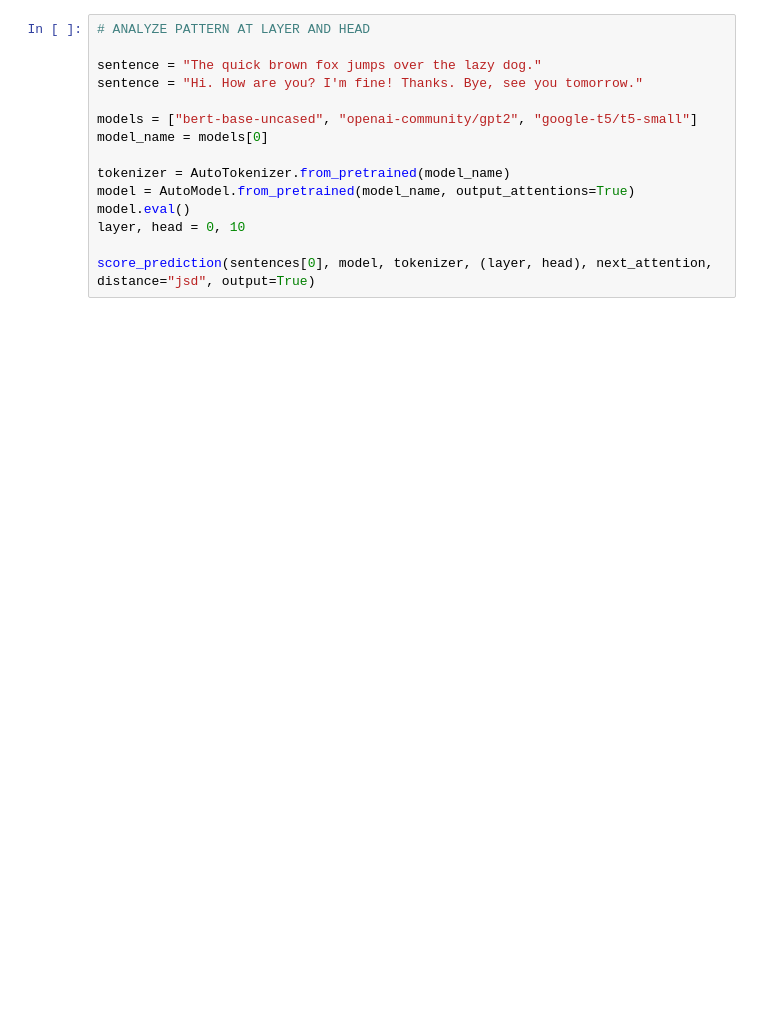
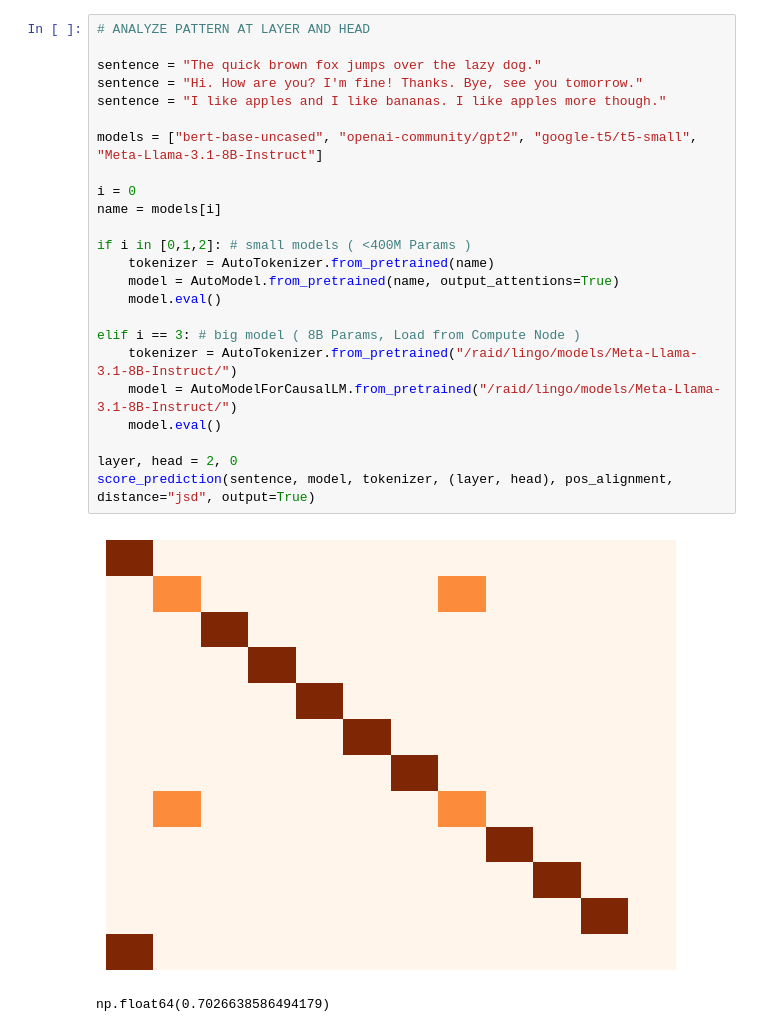
Before and after one commit to AmiriHayes/LLM-Interpretability, a Jupyter notebook: interpetability.ipynb, the cells around one changed output. Cells and saved outputs as stored; diff of their text form; blank space fills up the shorter version.

```diff
--- a/interpetability.ipynb
+++ b/interpetability.ipynb
@@ -191,18 +264,30 @@ print(sentences[20:30])
 # %%
 # ANALYZE PATTERN AT LAYER AND HEAD
 
 sentence = "The quick brown fox jumps over the lazy dog."
 sentence = "Hi. How are you? I'm fine! Thanks. Bye, see you tomorrow."
+sentence = "I like apples and I like bananas. I like apples more though."
 
-models = ["bert-base-uncased", "openai-community/gpt2", "google-t5/t5-small"]
-model_name = models[0]
+models = ["bert-base-uncased", "openai-community/gpt2", "google-t5/t5-small", "Meta-Llama-3.1-8B-Instruct"]
 
-tokenizer = AutoTokenizer.from_pretrained(model_name)
-model = AutoModel.from_pretrained(model_name, output_attentions=True)
-model.eval()
-layer, head = 0, 10
+i = 0
+name = models[i]
 
-score_prediction(sentences[0], model, tokenizer, (layer, head), next_attention, distance="jsd", output=True)
+if i in [0,1,2]: # small models ( <400M Params )
+    tokenizer = AutoTokenizer.from_pretrained(name)
+    model = AutoModel.from_pretrained(name, output_attentions=True)
+    model.eval()
+
+elif i == 3: # big model ( 8B Params, Load from Compute Node )
+    tokenizer = AutoTokenizer.from_pretrained("/raid/lingo/models/Meta-Llama-3.1-8B-Instruct/")
+    model = AutoModelForCausalLM.from_pretrained("/raid/lingo/models/Meta-Llama-3.1-8B-Instruct/")
+    model.eval()
+
+layer, head = 2, 0
+score_prediction(sentence, model, tokenizer, (layer, head), pos_alignment, distance="jsd", output=True)
+# %% [output]
+[figure, added]
+np.float64(0.7026638586494179)
 # %%
 # ANALYZE ALL HEADS FOR A PATTERN (1 SENTENCE)
 
```
Also changed, not shown: parts of 12 cells of this notebook.
